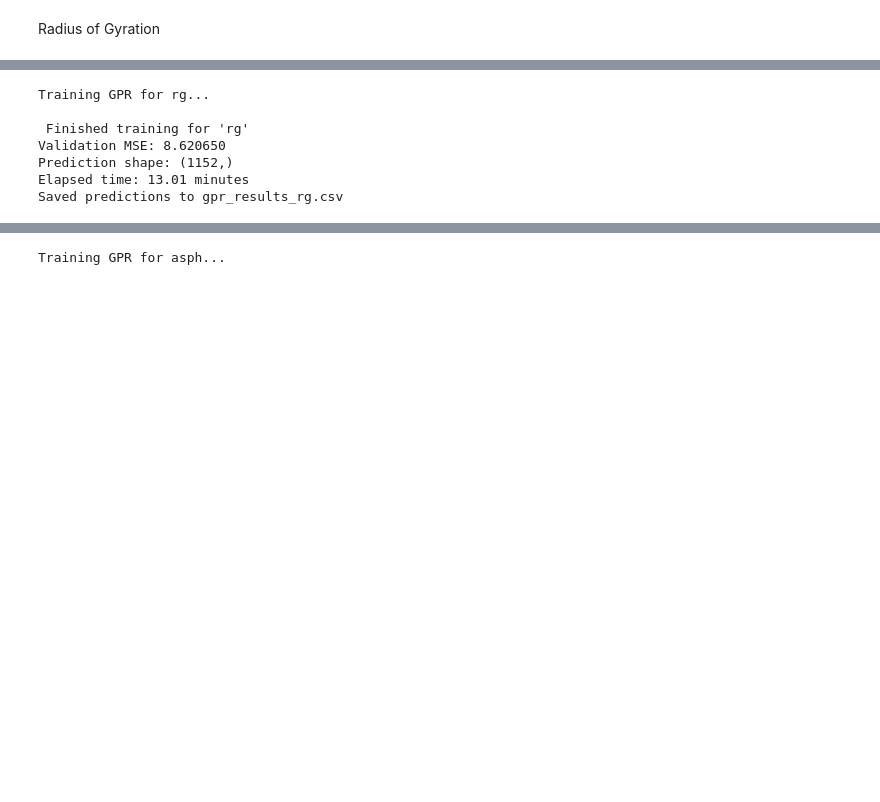
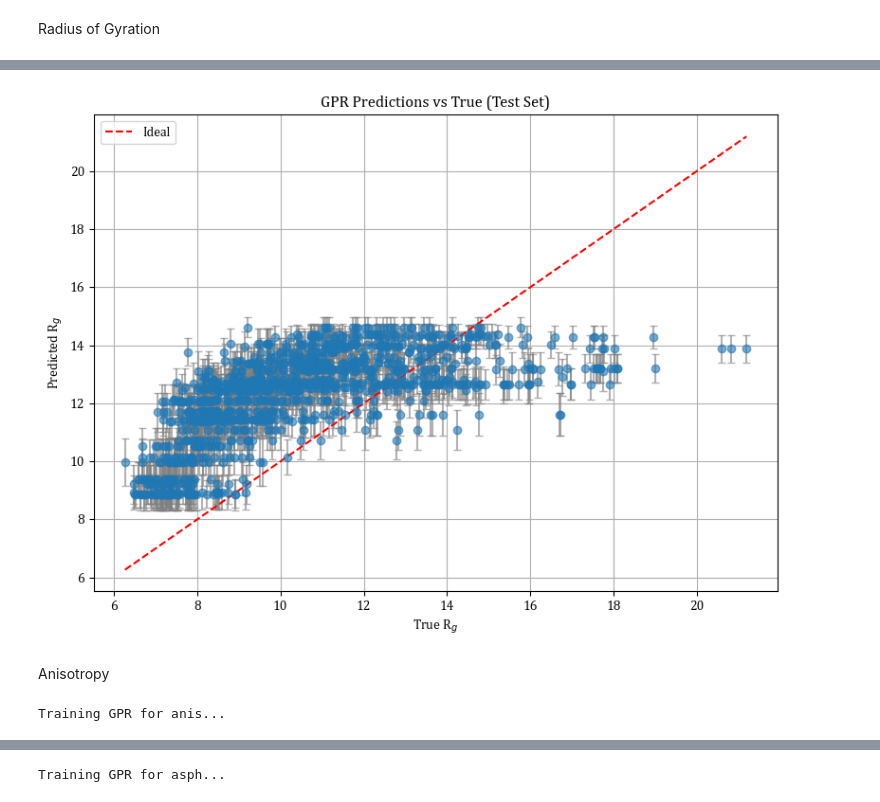
Before and after one commit to PhucMTran/COS-513-Project, a Jupyter notebook: COS513_Project.ipynb, the cells around one changed output, grey strips where cells are left out. Drawn from its saved outputs; the diff is of its cells as text; code cells hidden in the pictures; blank space fills up the shorter version.

```diff
--- a/COS513_Project.ipynb
+++ b/COS513_Project.ipynb
@@ -225,6 +316,38 @@ Radius of Gyration
+# %%
+# ---------- Select and scale test features ----------
+pca_columns = [f"PCA_{i}" for i in range(100)]
+feature_cols = ['Comp', 'BID'] + pca_columns
+
+X_test = df_test[feature_cols]
+X_test_scaled = scaler.transform(X_test)  # use the same scaler from training!
+
+y_test = df_test["rg"].values
+
+# ---------- Predict ----------
+y_pred_test, y_std_test = gpr_rg.predict(X_test_scaled, return_std=True)
+
+# ---------- Save predictions ----------
+results_test = df_test[["Comp", "BID"]].copy()
+results_test["rg_true"] = y_test
+results_test["rg_pred"] = y_pred_test
+results_test["rg_std"] = y_std_test
+plt.figure(figsize=(8, 6))
+plt.errorbar(y_test, y_pred_test, yerr=y_std_test, fmt='o', alpha=0.6, ecolor='gray', capsize=3)
+plt.plot([y_test.min(), y_test.max()], [y_test.min(), y_test.max()], 'r--', label="Ideal")
+plt.xlabel(fr"True R$_g$", fontsize = 14)
+plt.ylabel(fr"Predicted R$_g$", fontsize = 14)
+plt.title("GPR Predictions vs True (Test Set)", fontsize = 20)
+plt.legend()
+plt.grid(True)
+plt.tight_layout()
+plt.show()
+# %% [output]
+[figure, added]
+# %% [markdown]
+Anisotropy
 # %%
 # ---------- Select features ----------
-pca_columns = [f"PCA_{i}" for i in range(50)]  # Use 50 PCA components
+pca_columns = [f"PCA_{i}" for i in range(100)]  # Use 50 PCA components
 feature_cols = ['Comp', 'BID'] + pca_columns
 
 X_train = df_train[feature_cols]
@@ -235,12 +358,12 @@ X_train_scaled = scaler.fit_transform(X_train)
 X_val_scaled = scaler.transform(X_val)
 
 # ---------- Select target ----------
-target_variable = "rg"
+target_variable = "anis"
 y_train = df_train[target_variable].values
 y_val = df_val[target_variable].values
 
 # ---------- Kernel ----------
-kernel = C(1.0, (1e-2, 1e2)) * RBF(1.0, (1e-2, 1e2))
+kernel = C(1.0, (1e-2, 1e2)) * RBF(1.0, (1e-4, 1e3))
 
 # ---------- Train GPR ----------
 print(f"Training GPR for {target_variable}...")
@@ -268,10 +391,4 @@ results_df[f"{target_variable}_std"] = y_pred_std_val
 results_df.to_csv(f"gpr_results_{target_variable}.csv", index=False)
 print(f"Saved predictions to gpr_results_{target_variable}.csv")
 # %% [output]
-Training GPR for rg...
-
- Finished training for 'rg'
-Validation MSE: 8.620650
-Prediction shape: (1152,)
-Elapsed time: 13.01 minutes
-Saved predictions to gpr_results_rg.csv
+Training GPR for anis...
```
Also changed, not shown: parts of 8 cells of this notebook.
